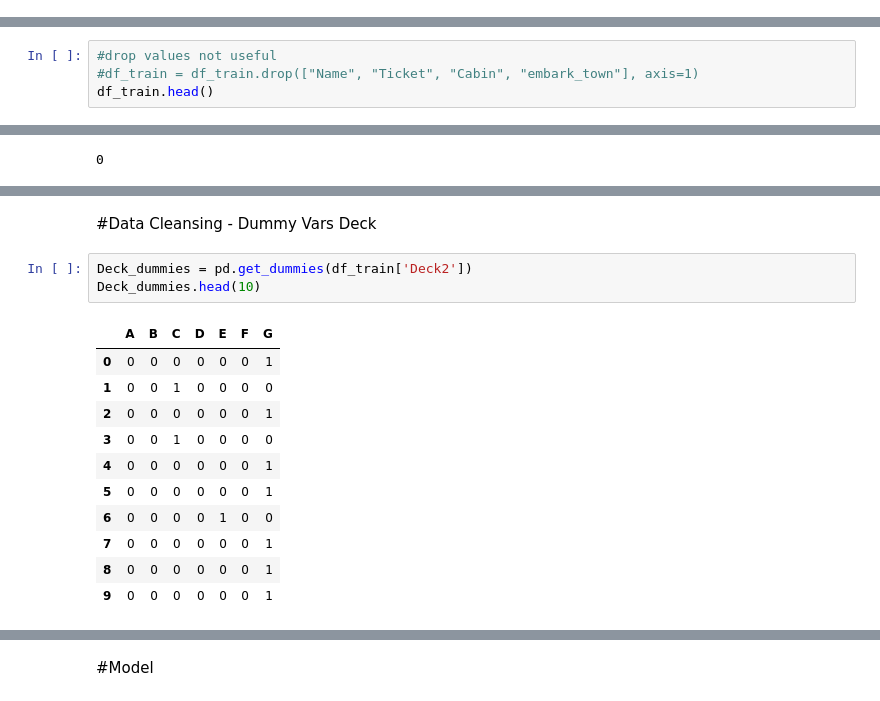
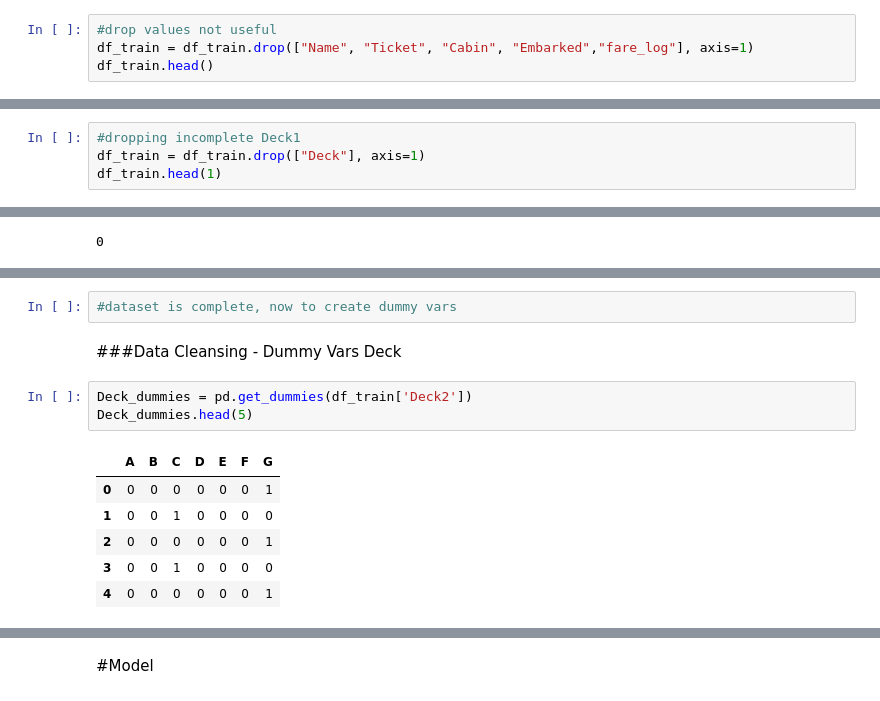
Before and after one commit to cryhughes/DAT_SF_12, a Jupyter notebook: HW3/HW3-Logistic-Regression-RH-v4_exploring_OttoNotes-RH.ipynb, the cells around one changed output, grey strips where cells are left out. Saved outputs shown, nothing was run; the diff lists cells and outputs as text.

```diff
--- a/HW3/HW3-Logistic-Regression-RH-v4_exploring_OttoNotes-RH.ipynb
+++ b/HW3/HW3-Logistic-Regression-RH-v4_exploring_OttoNotes-RH.ipynb
@@ -488,0 +522,4 @@ sns.factorplot("Pclass", "Survived", data=df_train, hue="Sex")
+# %%
+#drop values not useful
+df_train = df_train.drop(["Name", "Ticket", "Cabin", "Embarked","fare_log"], axis=1)
+df_train.head()
@@ -511,5 +556,5 @@ df_train.head()
 # %%
-#drop values not useful
-#df_train = df_train.drop(["Name", "Ticket", "Cabin", "embark_town"], axis=1)
-df_train.head()
+#dropping incomplete Deck1
+df_train = df_train.drop(["Deck"], axis=1)
+df_train.head(1)
 # %% [output]
@@ -575,18 +586,15 @@ for i in df_train['Deck']:
+# %%
+#dataset is complete, now to create dummy vars
 # %% [markdown]
-#Data Cleansing - Dummy Vars
+###Data Cleansing - Dummy Vars
 Deck
 # %%
 Deck_dummies = pd.get_dummies(df_train['Deck2'])
-Deck_dummies.head(10)
+Deck_dummies.head(5)
 # %% [output]
 |  | A | B | C | D | E | F | G |
 | 0 | 0 | 0 | 0 | 0 | 0 | 0 | 1 |
 | 1 | 0 | 0 | 1 | 0 | 0 | 0 | 0 |
 | 2 | 0 | 0 | 0 | 0 | 0 | 0 | 1 |
 | 3 | 0 | 0 | 1 | 0 | 0 | 0 | 0 |
 | 4 | 0 | 0 | 0 | 0 | 0 | 0 | 1 |
-| 5 | 0 | 0 | 0 | 0 | 0 | 0 | 1 |
-| 6 | 0 | 0 | 0 | 0 | 1 | 0 | 0 |
-| 7 | 0 | 0 | 0 | 0 | 0 | 0 | 1 |
-| 8 | 0 | 0 | 0 | 0 | 0 | 0 | 1 |
-| 9 | 0 | 0 | 0 | 0 | 0 | 0 | 1 |
```
Also changed, not shown: parts of 87 cells of this notebook.
